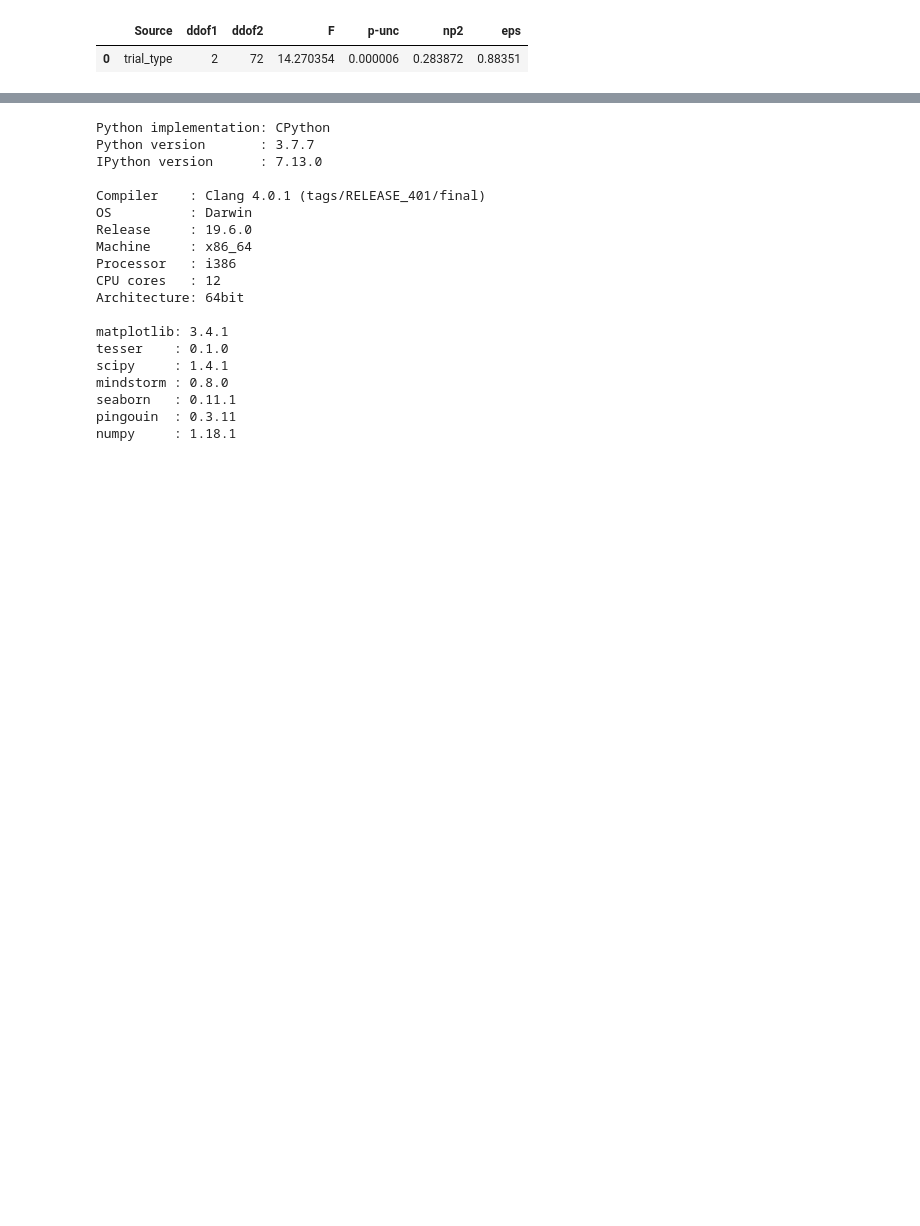
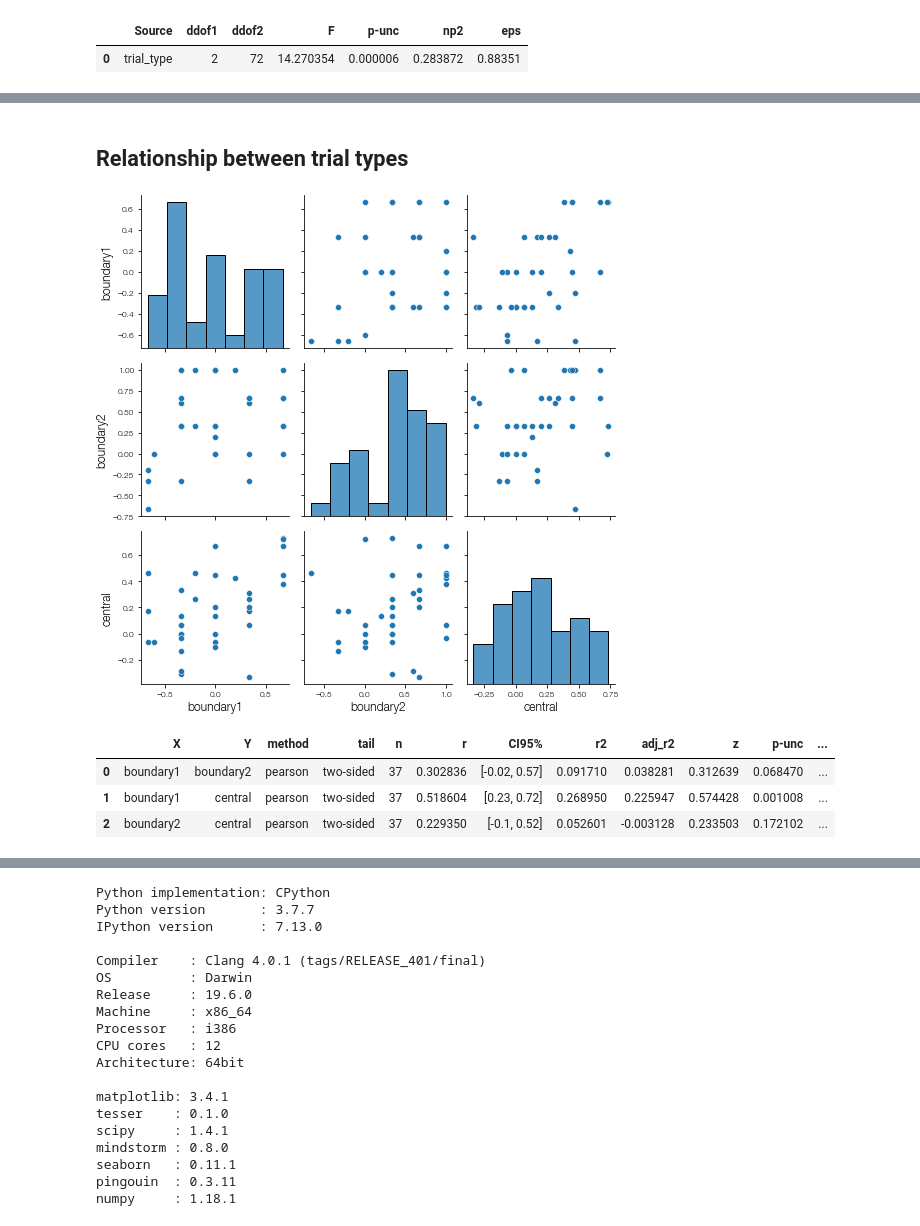
Before and after one commit to prestonlab/tesser, a Jupyter notebook: jupyter/plot_induct.ipynb, the cells around one changed output, grey strips where cells are left out. Drawn from its saved outputs; the diff is of its cells as text; code cells hidden in the pictures; blank space fills up the shorter version.

```diff
--- a/jupyter/plot_induct.ipynb
+++ b/jupyter/plot_induct.ipynb
@@ -84,0 +96,14 @@ statplot.plot_swarm_bar(
+# %% [markdown]
+## Relationship between trial types
+# %%
+mat = pd.pivot(data=bias, index='subject', columns='trial_type', values='correct')
+sns.pairplot(mat);
+# %% [output]
+[figure, added]
+# %%
+pg.pairwise_corr(mat)
+# %% [output]
+|  | X | Y | method | tail | n | r | CI95% | r2 | adj_r2 | z | p-unc | ... |
+| 0 | boundary1 | boundary2 | pearson | two-sided | 37 | 0.302836 | [-0.02, 0.57] | 0.091710 | 0.038281 | 0.312639 | 0.068470 | ... |
+| 1 | boundary1 | central | pearson | two-sided | 37 | 0.518604 | [0.23, 0.72] | 0.268950 | 0.225947 | 0.574428 | 0.001008 | ... |
+| 2 | boundary2 | central | pearson | two-sided | 37 | 0.229350 | [-0.1, 0.52] | 0.052601 | -0.003128 | 0.233503 | 0.172102 | ... |
```
Also changed, not shown: parts of 19 cells of this notebook.
